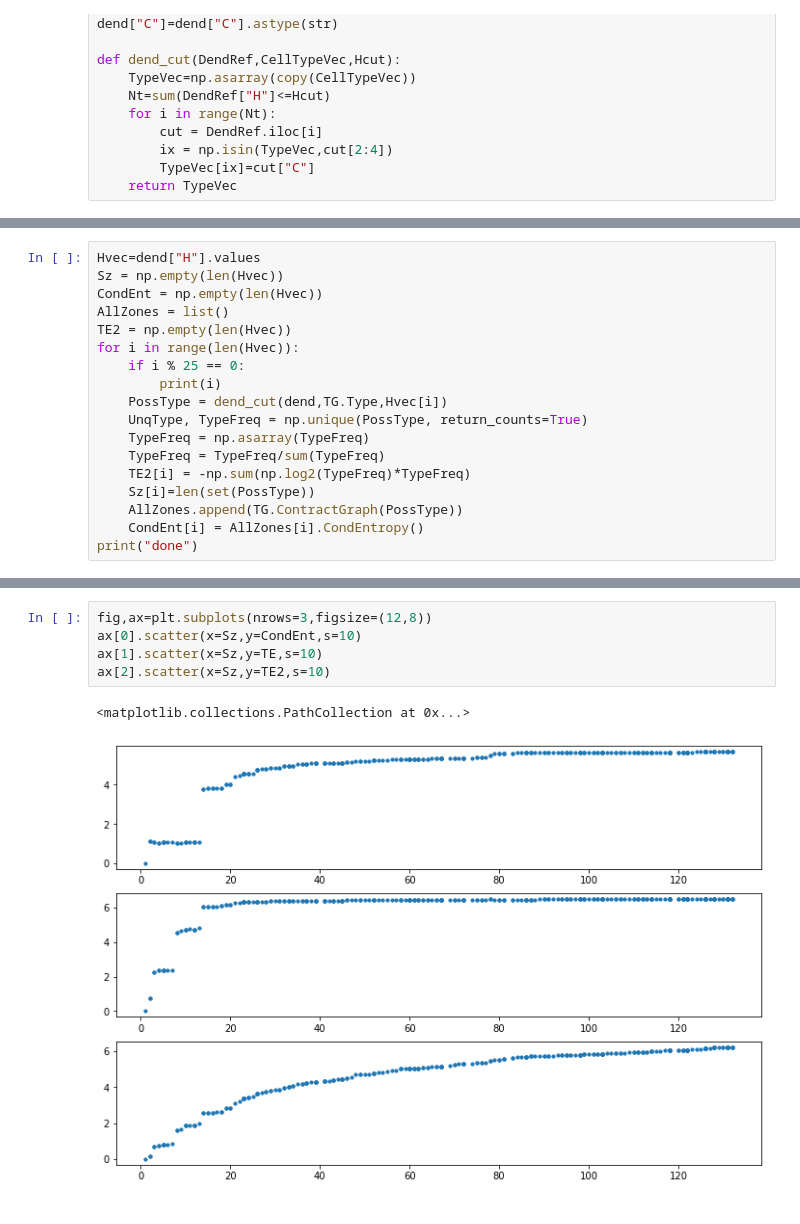
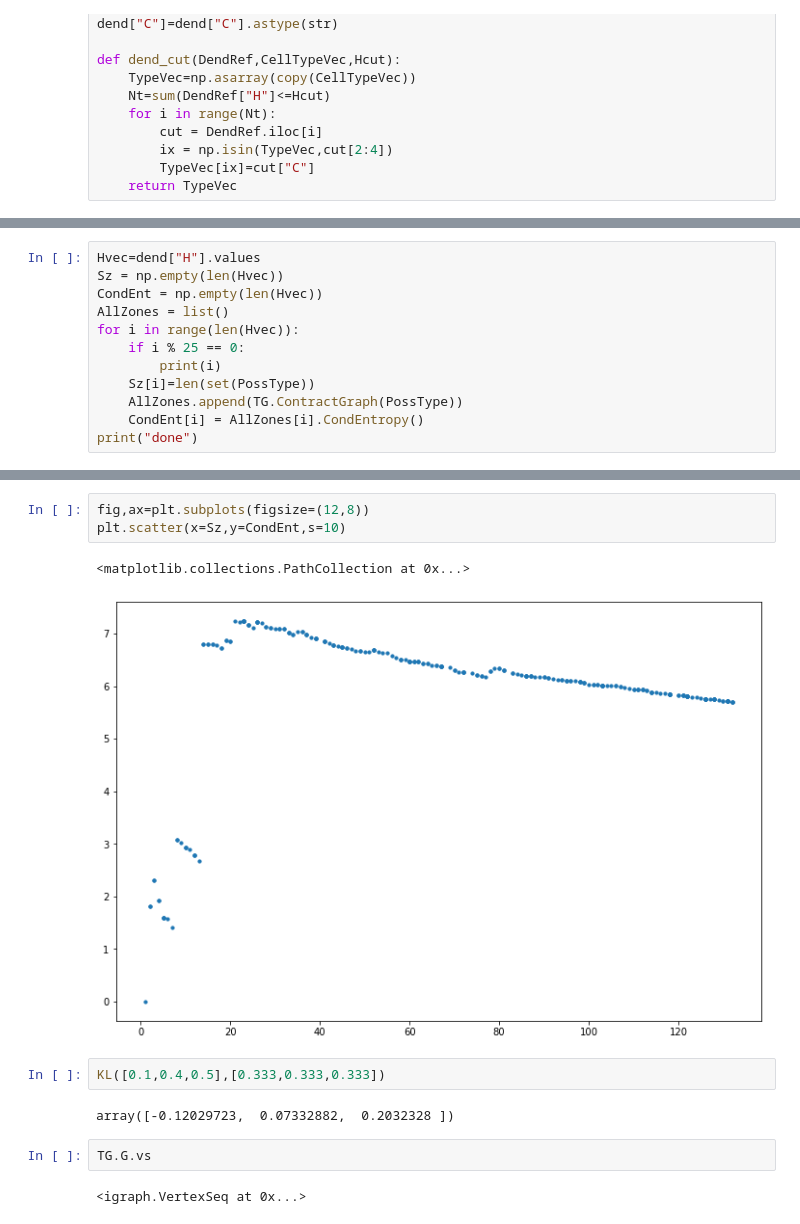
Before and after one commit to wollmanlab/dredFISH, a Jupyter notebook: dredFISH/Python/Analysis/Graph/TestClustering_11182021.ipynb, the cells around one changed output, grey strips where cells are left out. Drawn from its saved outputs; the diff is of its cells as text.

Commit message:
Updated TissueGraph to prepare for plotting

```diff
--- a/dredFISH/Python/Analysis/Graph/TestClustering_11182021.ipynb
+++ b/dredFISH/Python/Analysis/Graph/TestClustering_11182021.ipynb
@@ -95,15 +95,9 @@ Hvec=dend["H"].values
 Sz = np.empty(len(Hvec))
 CondEnt = np.empty(len(Hvec))
 AllZones = list()
-TE2 = np.empty(len(Hvec))
 for i in range(len(Hvec)):
     if i % 25 == 0:
         print(i)
-    PossType = dend_cut(dend,TG.Type,Hvec[i])
-    UnqType, TypeFreq = np.unique(PossType, return_counts=True)
-    TypeFreq = np.asarray(TypeFreq)
-    TypeFreq = TypeFreq/sum(TypeFreq)
-    TE2[i] = -np.sum(np.log2(TypeFreq)*TypeFreq)
     Sz[i]=len(set(PossType))
     AllZones.append(TG.ContractGraph(PossType))
     CondEnt[i] = AllZones[i].CondEntropy()
@@ -134,8 +119,14 @@ for i in range(len(AllZones)):
 # %%
-fig,ax=plt.subplots(nrows=3,figsize=(12,8))
-ax[0].scatter(x=Sz,y=CondEnt,s=10)
-ax[1].scatter(x=Sz,y=TE,s=10)
-ax[2].scatter(x=Sz,y=TE2,s=10)
+fig,ax=plt.subplots(figsize=(12,8))
+plt.scatter(x=Sz,y=CondEnt,s=10)
 # %% [output]
 <matplotlib.collections.PathCollection at 0x...>
-[figure, old version]
+[figure, new version]
+# %%
+KL([0.1,0.4,0.5],[0.333,0.333,0.333])
+# %% [output]
+array([-0.12029723,  0.07332882,  0.2032328 ])
+# %%
+TG.G.vs
+# %% [output]
+<igraph.VertexSeq at 0x...>
```
Also changed, not shown: parts of 13 cells of this notebook, 1 other file.
